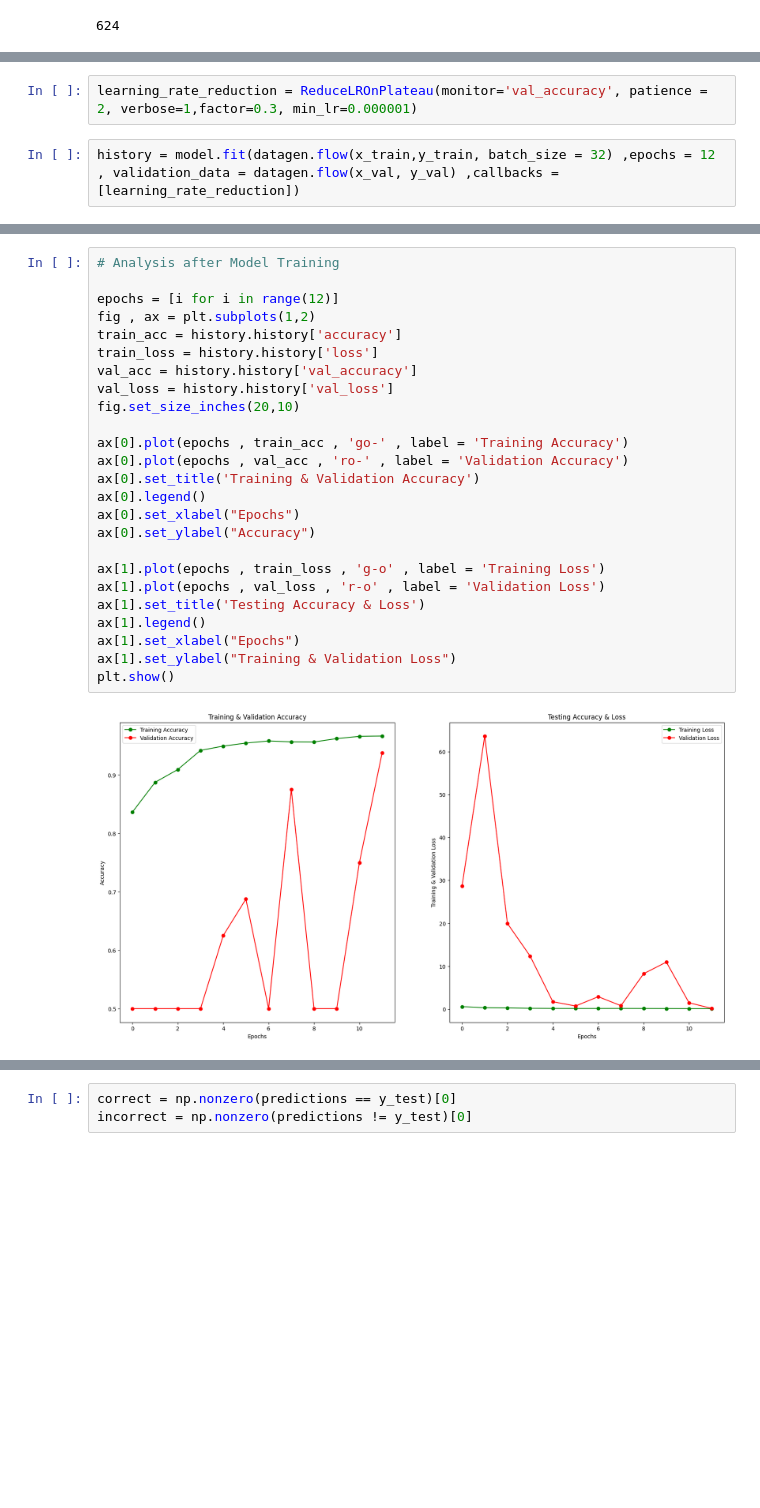
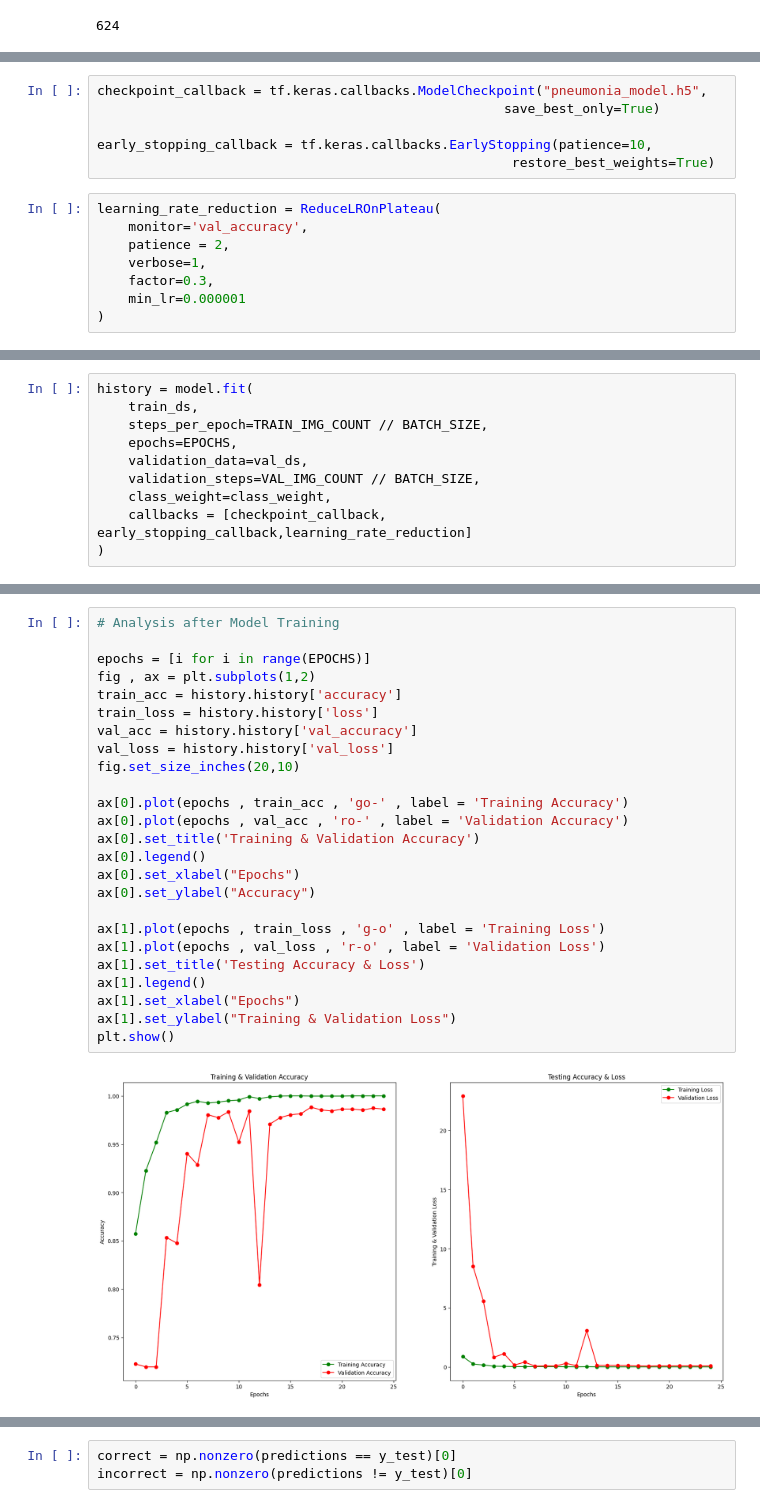
Before and after one commit to juanmg0511/7566-TP-Final, a Jupyter notebook: notebooks/test.ipynb, the cells around one changed output, grey strips where cells are left out. Cells and saved outputs as stored; diff of their text form; blank space fills up the shorter version.

```diff
--- a/notebooks/test.ipynb
+++ b/notebooks/test.ipynb
@@ -310,4 +264,14 @@ _________________________________________________________________
+# %%
+checkpoint_callback = tf.keras.callbacks.ModelCheckpoint("pneumonia_model.h5",
+                                                    save_best_only=True)
+
+early_stopping_callback = tf.keras.callbacks.EarlyStopping(patience=10,
+                                                     restore_best_weights=True)
 # %%
-learning_rate_reduction = ReduceLROnPlateau(monitor='val_accuracy', patience = 2, verbose=1,factor=0.3, min_lr=0.000001)
+learning_rate_reduction = ReduceLROnPlateau(
+    monitor='val_accuracy',
+    patience = 2,
+    verbose=1,
+    factor=0.3,
+    min_lr=0.000001
+)
-# %%
-history = model.fit(datagen.flow(x_train,y_train, batch_size = 32) ,epochs = 12 , validation_data = datagen.flow(x_val, y_val) ,callbacks = [learning_rate_reduction])
@@ -331,0 +278,10 @@ Epoch 12/12
+# %%
+history = model.fit(
+    train_ds,
+    steps_per_epoch=TRAIN_IMG_COUNT // BATCH_SIZE,
+    epochs=EPOCHS,
+    validation_data=val_ds,
+    validation_steps=VAL_IMG_COUNT // BATCH_SIZE,
+    class_weight=class_weight,
+    callbacks = [checkpoint_callback, early_stopping_callback,learning_rate_reduction]
+)
@@ -340,27 +316,27 @@ Accuracy of the model is -  90.22436141967773 %
 # %%
 # Analysis after Model Training
 
-epochs = [i for i in range(12)]
+epochs = [i for i in range(EPOCHS)]
 fig , ax = plt.subplots(1,2)
 train_acc = history.history['accuracy']
 train_loss = history.history['loss']
 val_acc = history.history['val_accuracy']
 val_loss = history.history['val_loss']
 fig.set_size_inches(20,10)
 
 ax[0].plot(epochs , train_acc , 'go-' , label = 'Training Accuracy')
 ax[0].plot(epochs , val_acc , 'ro-' , label = 'Validation Accuracy')
 ax[0].set_title('Training & Validation Accuracy')
 ax[0].legend()
 ax[0].set_xlabel("Epochs")
 ax[0].set_ylabel("Accuracy")
 
 ax[1].plot(epochs , train_loss , 'g-o' , label = 'Training Loss')
 ax[1].plot(epochs , val_loss , 'r-o' , label = 'Validation Loss')
 ax[1].set_title('Testing Accuracy & Loss')
 ax[1].legend()
 ax[1].set_xlabel("Epochs")
 ax[1].set_ylabel("Training & Validation Loss")
 plt.show()
 # %% [output]
-[figure, old version]
+[figure, new version]
```
Also changed, not shown: parts of 41 cells of this notebook.
